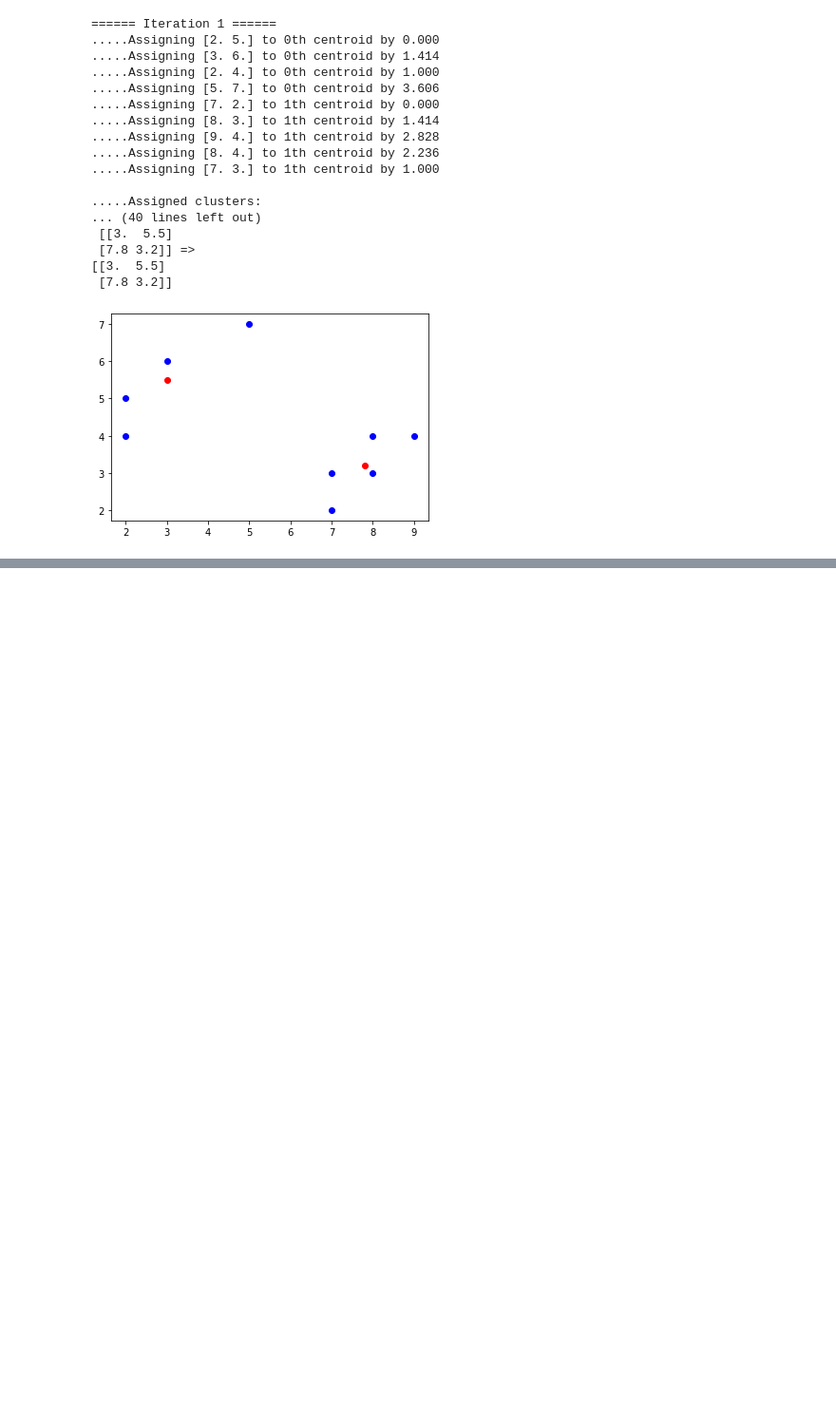
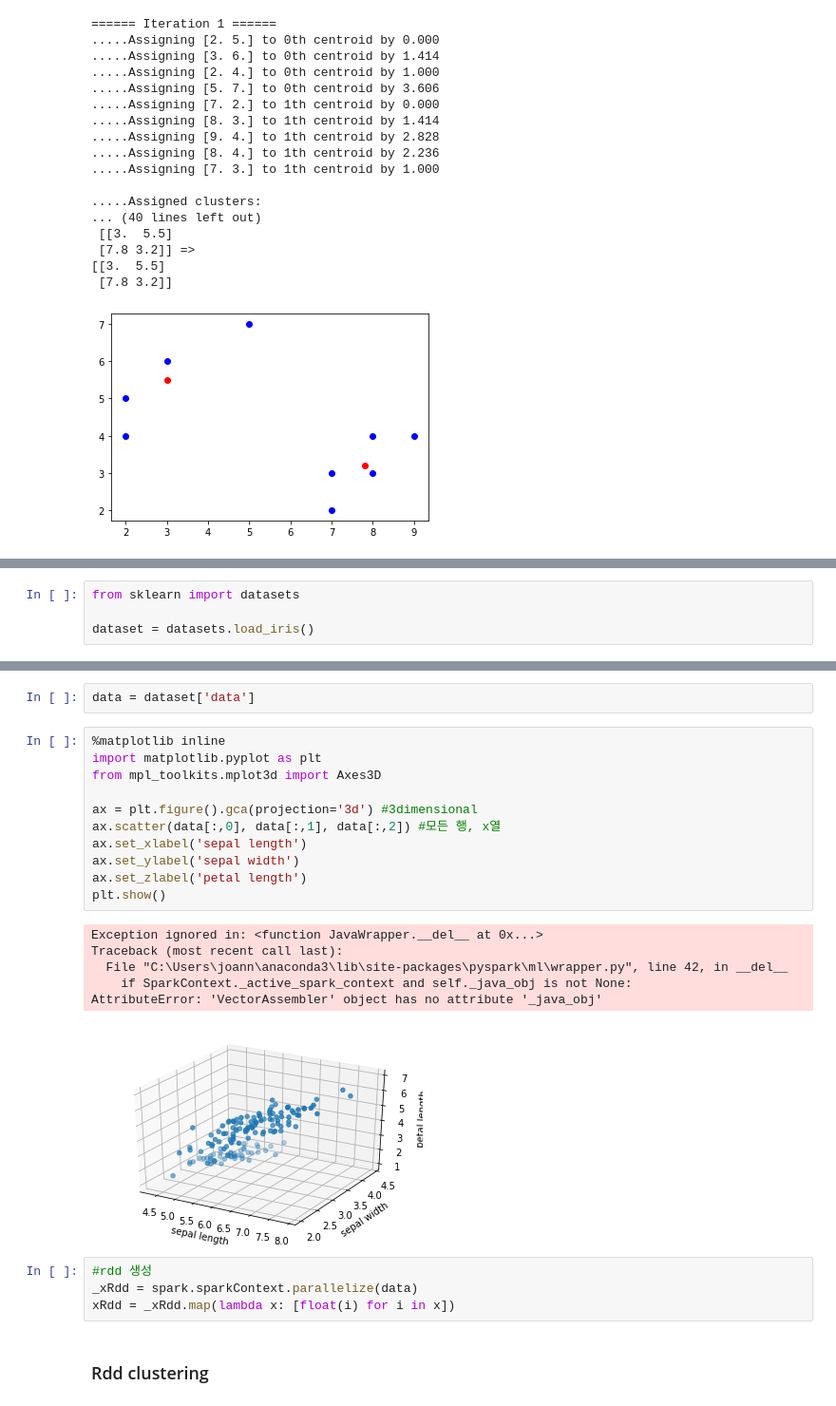
Before and after one commit to joannekim0420/Big-Data-Analysis, a Jupyter notebook: Machine Learning notes [FIN].ipynb, the cells around one changed output, grey strips where cells are left out. Shown: that part at 95% size. Saved outputs shown, nothing was run; the diff lists cells and outputs as text; blank space fills up the shorter version.

Commit message:
ML clustering

```diff
--- a/Machine Learning notes [FIN].ipynb
+++ b/Machine Learning notes [FIN].ipynb
@@ -302,0 +375,4 @@ draw(x, centroids)
+# %%
+from sklearn import datasets
+
+dataset = datasets.load_iris()
@@ -302,0 +385,26 @@ draw(x, centroids)
+# %%
+data = dataset['data']
+# %%
+%matplotlib inline
+import matplotlib.pyplot as plt
+from mpl_toolkits.mplot3d import Axes3D
+
+ax = plt.figure().gca(projection='3d') #3dimensional
+ax.scatter(data[:,0], data[:,1], data[:,2]) #모든 행, x열
+ax.set_xlabel('sepal length')
+ax.set_ylabel('sepal width')
+ax.set_zlabel('petal length')
+plt.show()
+# %% [output]
+Exception ignored in: <function JavaWrapper.__del__ at 0x...>
+Traceback (most recent call last):
+  File "C:\Users\joann\anaconda3\lib\site-packages\pyspark\ml\wrapper.py", line 42, in __del__
+    if SparkContext._active_spark_context and self._java_obj is not None:
+AttributeError: 'VectorAssembler' object has no attribute '_java_obj'
+[figure, added]
+# %%
+#rdd 생성
+_xRdd = spark.sparkContext.parallelize(data)
+xRdd = _xRdd.map(lambda x: [float(i) for i in x])
+# %% [markdown]
+### Rdd clustering
```
Also changed, not shown: parts of 32 cells of this notebook.
